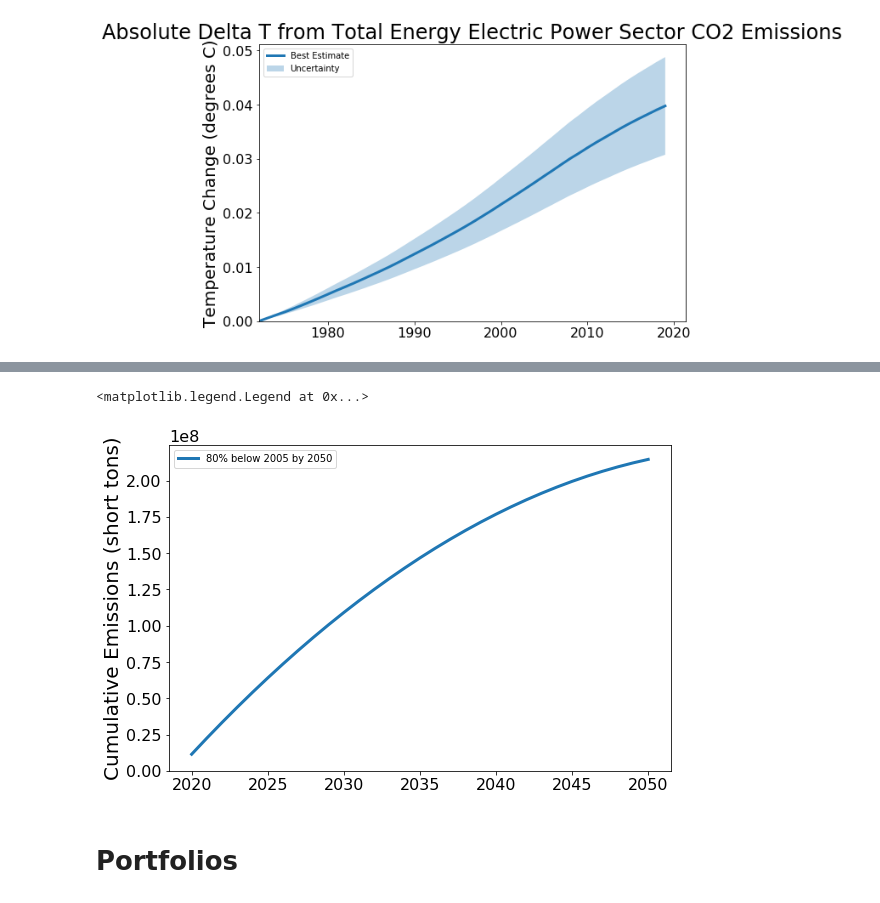
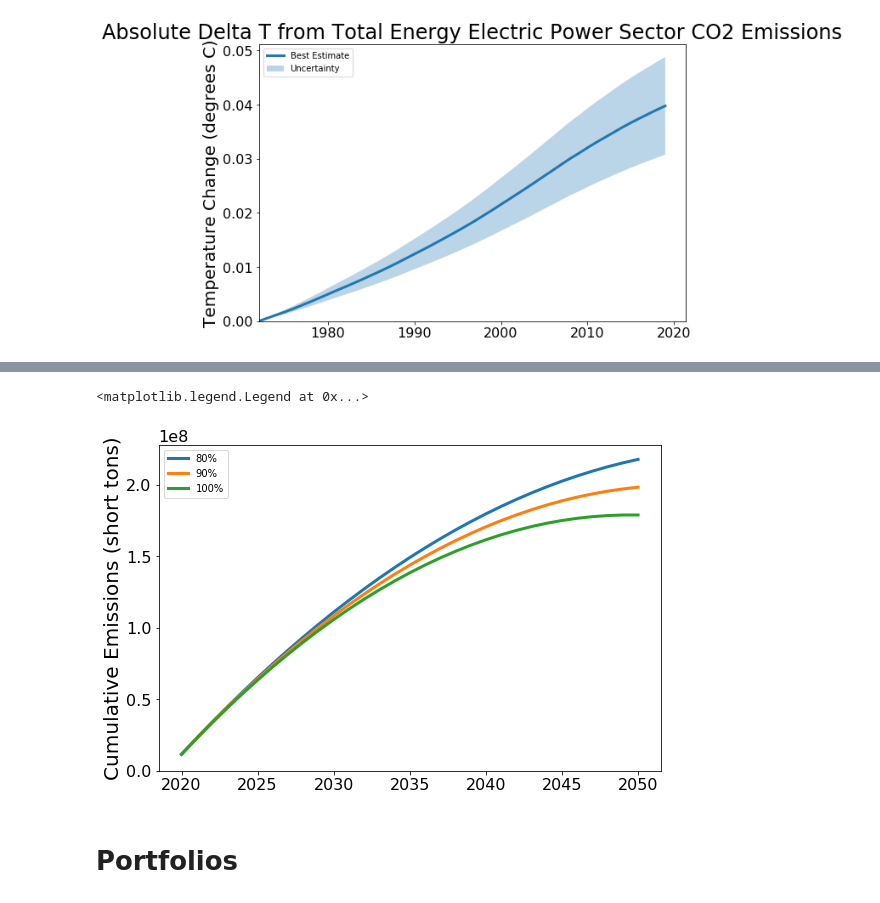
Before and after one commit to CLIMAS-UA/tepcarbon, a Jupyter notebook: tep_carbon.ipynb, the cells around one changed output, grey strips where cells are left out. Saved outputs shown, nothing was run; the diff lists cells and outputs as text; code cells hidden in the pictures.

```diff
--- a/tep_carbon.ipynb
+++ b/tep_carbon.ipynb
@@ -264,7 +264,7 @@ tep_generation_emissions = pd.read_excel(
     index_col=0,
     skiprows=4,
     nrows=8,
-    usecols='C:Q'
+    usecols='C:R'
 )
 
 def process_raw_gen_emissions_df(df):
@@ -600,16 +618,17 @@ Name: TEP Direct (Scope 1) Emissions, dtype: float64
 # %%
+last_year = 2019
 tep_emissions_2005 = tep_emissions.loc[2005, 'TEP Direct (Scope 1) Emissions']
-start_emissions_80by50 = tep_emissions.loc[2018, 'TEP Direct (Scope 1) Emissions']
-end_emissions_80by50 = 0.2 * tep_emissions_2005
-start_year_80by50 = 2020
-end_year_80by50 = 2050
-full_index_80by50 = list(range(start_year_80by50, end_year_80by50 + 1))
-yearly_emissions_80by50 = pd.Series(index=full_index_80by50, dtype=float, name='80% below 2005 by 2050')
-yearly_emissions_80by50.loc[start_year_80by50] = start_emissions_80by50
-yearly_emissions_80by50.loc[end_year_80by50] = end_emissions_80by50
-yearly_emissions_80by50 = yearly_emissions_80by50.interpolate(how='time')
+start_emissions_by2050 = tep_emissions.loc[last_year, 'TEP Direct (Scope 1) Emissions']
+end_emissions_by2050 = pd.Series({'80%': 0.2, '90%': 0.1, '100%': 0.0}) * tep_emissions_2005
+start_year_by2050 = 2019  # implies start year + 1 is the first year with reductions
+end_year_by2050 = 2050
+full_index_by2050 = np.arange(start_year_by2050, end_year_by2050 + 1)
+yearly_emissions_by2050 = pd.DataFrame(index=full_index_by2050, columns=end_emissions_by2050.index, dtype=float)
+yearly_emissions_by2050.iloc[0] = start_emissions_by2050
+yearly_emissions_by2050.iloc[-1] = end_emissions_by2050
+yearly_emissions_by2050 = yearly_emissions_by2050.interpolate(how='time')
 
-ax = yearly_emissions_80by50.plot()
+ax = yearly_emissions_by2050.plot()
 tep_emissions['TEP Direct (Scope 1) Emissions'].plot(ax=ax)
 ax.set_ylim(0, None)
 ax.set_ylabel('Emissions (short tons)')
@@ -617,5 +636,5 @@ ax.legend()
 
 ax.set_title(f'Yearly TEP Emissions')
 
-ax.get_figure().savefig(output_path / 'historical_and_projected_80by50.png', dpi=300)
+ax.get_figure().savefig(output_path / 'historical_and_projected_percent_by2050.png', dpi=300)
 # %% [output]
@@ -643,0 +642,4 @@ Name: 80% below 2005 by 2050, dtype: float64
+# %%
+# don't include the historical 2019 emissions in the projected cumulative numbers
+yearly_emissions_by2050_cumulative = yearly_emissions_by2050.loc[2020:].cumsum()
+yearly_emissions_by2050_cumulative
@@ -644,11 +664,11 @@ Name: 80% below 2005 by 2050, dtype: float64
 # %%
-ax = yearly_emissions_80by50_cumulative.plot()
+ax = yearly_emissions_by2050_cumulative.plot()
 ax.set_ylim(0, None)
 ax.set_ylabel('Cumulative Emissions (short tons)')
 ax.legend()
 # %% [output]
 <matplotlib.legend.Legend at 0x...>
-[figure, old version]
+[figure, new version]
 # %% [markdown]
 # Portfolios
 # %%
```
Also changed, not shown: parts of 60 cells of this notebook, 47 other files.
